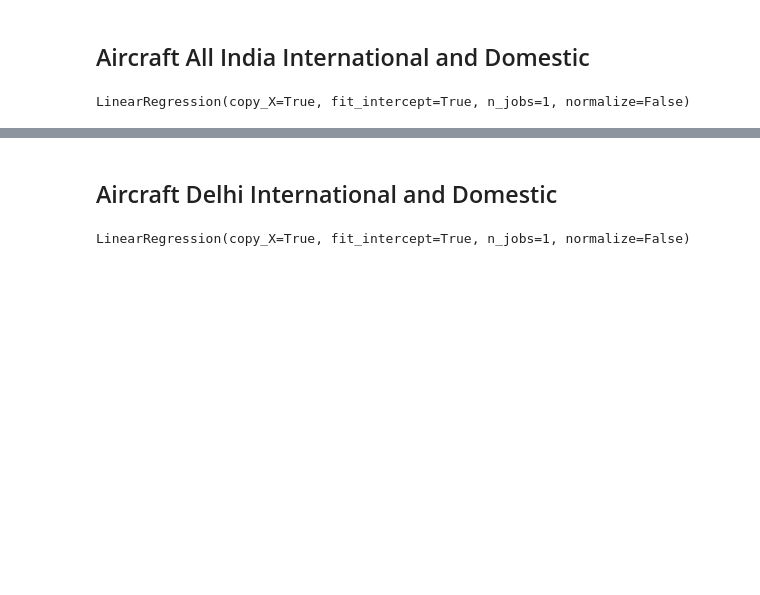
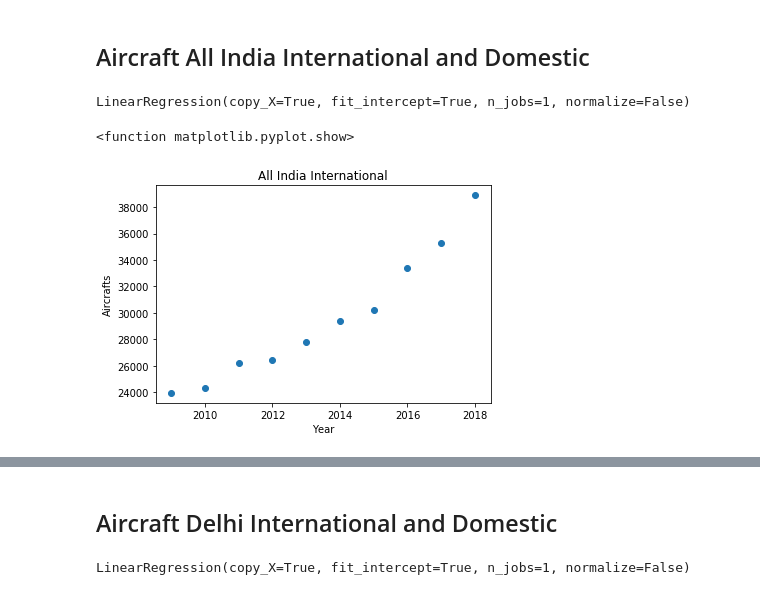
Before and after one commit to kushalguptadeveloper/Airport-Authority-Of-India-Internship-Project, a Jupyter notebook: AAI.ipynb, the cells around one changed output, grey strips where cells are left out. Saved outputs shown, nothing was run; the diff lists cells and outputs as text; code cells hidden in the pictures; blank space fills up the shorter version.

Commit message:
Passengers model added and graphs for january added

```diff
--- a/AAI.ipynb
+++ b/AAI.ipynb
@@ -19,3 +20,12 @@ alg_jan_aircraft_domestic = LinearRegression()
 alg_jan_aircraft_domestic.fit(X_jan,Y_jan_aircraft_domestic)
 # %% [output]
 LinearRegression(copy_X=True, fit_intercept=True, n_jobs=1, normalize=False)
+# %%
+plt.scatter(X_jan,Y_jan_aircraft_international)
+plt.title("All India International")
+plt.ylabel("Aircrafts")
+plt.xlabel("Year")
+plt.show
+# %% [output]
+<function matplotlib.pyplot.show>
+[figure, added]
```
Also changed, not shown: parts of 16 cells of this notebook.
